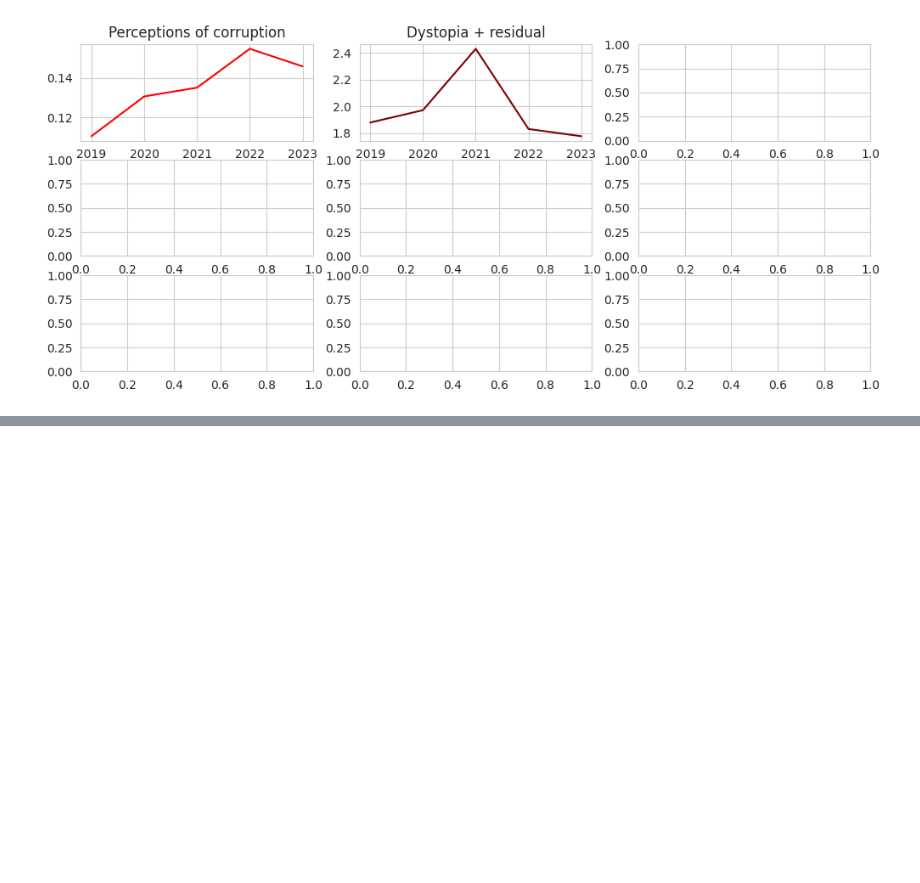
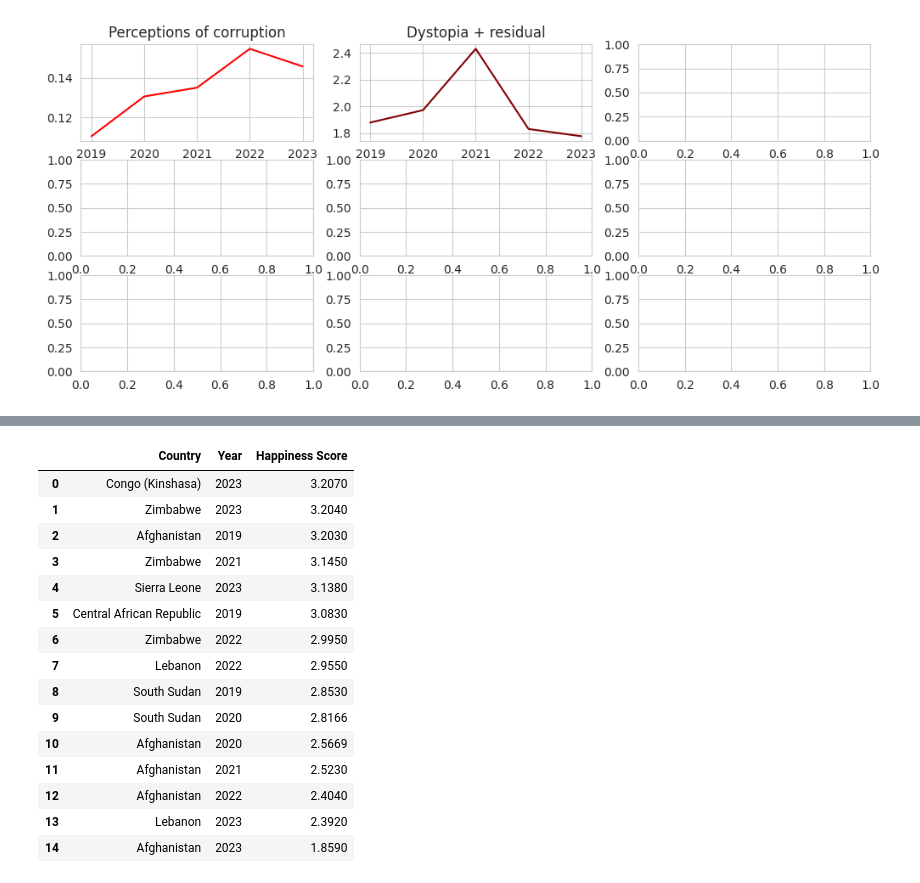
Before and after one commit to Karlajack/pydata_analysis, a Jupyter notebook: Pydatacapstoneproject_Worldhappiness.ipynb, the cells around one changed output, grey strips where cells are left out. Saved outputs shown, nothing was run; the diff lists cells and outputs as text; code cells hidden in the pictures; blank space fills up the shorter version.

```diff
--- a/Pydatacapstoneproject_Worldhappiness.ipynb
+++ b/Pydatacapstoneproject_Worldhappiness.ipynb
@@ -261,0 +324,20 @@ plt.show()
+# %%
+df_h3= df.groupby(['Country','Year'])[['Happiness Score']].mean().sort_values(by='Happiness Score',ascending=False).tail(15).reset_index()
+df_h3
+# %% [output]
+|  | Country | Year | Happiness Score |
+| 0 | Congo (Kinshasa) | 2023 | 3.2070 |
+| 1 | Zimbabwe | 2023 | 3.2040 |
+| 2 | Afghanistan | 2019 | 3.2030 |
+| 3 | Zimbabwe | 2021 | 3.1450 |
+| 4 | Sierra Leone | 2023 | 3.1380 |
+| 5 | Central African Republic | 2019 | 3.0830 |
+| 6 | Zimbabwe | 2022 | 2.9950 |
+| 7 | Lebanon | 2022 | 2.9550 |
+| 8 | South Sudan | 2019 | 2.8530 |
+| 9 | South Sudan | 2020 | 2.8166 |
+| 10 | Afghanistan | 2020 | 2.5669 |
+| 11 | Afghanistan | 2021 | 2.5230 |
+| 12 | Afghanistan | 2022 | 2.4040 |
+| 13 | Lebanon | 2023 | 2.3920 |
+| 14 | Afghanistan | 2023 | 1.8590 |
```
Also changed, not shown: parts of 12 cells of this notebook.
